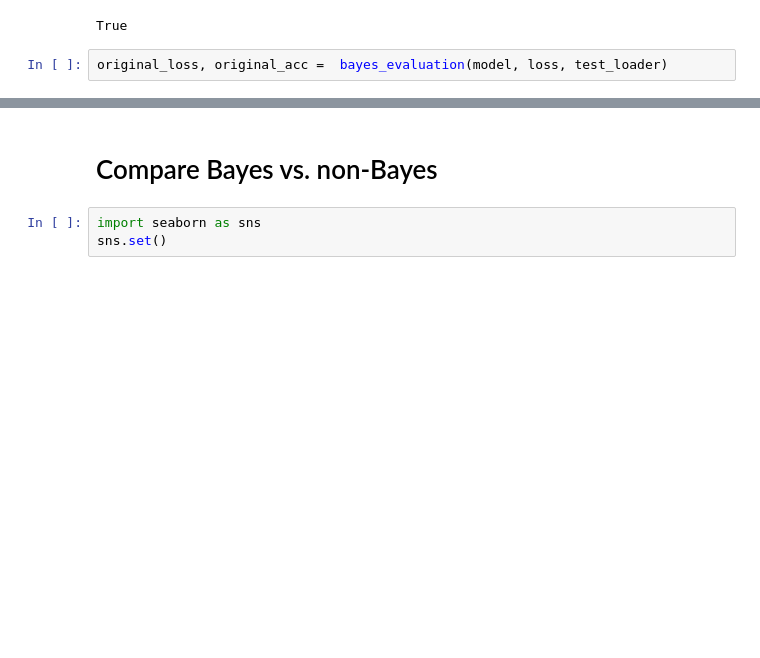
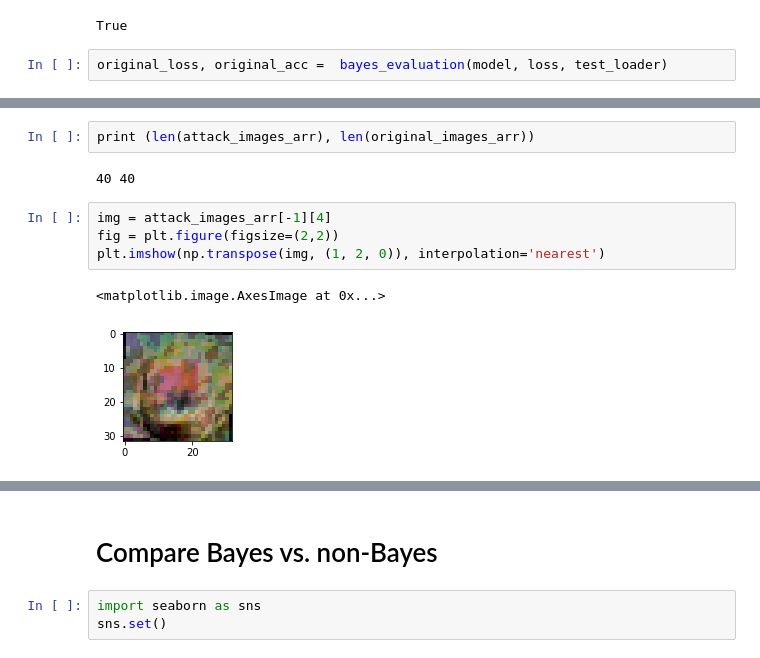
Before and after one commit to nikhil-dce/Examining-Robustness-of-BNNs-to-Adversarial-Examples, a Jupyter notebook: Adversarial_Methods/Deep_Fool_Code/FGSM_v2.ipynb, the cells around one changed output, grey strips where cells are left out. Saved outputs shown, nothing was run; the diff lists cells and outputs as text; blank space fills up the shorter version.

```diff
--- a/Adversarial_Methods/Deep_Fool_Code/FGSM_v2.ipynb
+++ b/Adversarial_Methods/Deep_Fool_Code/FGSM_v2.ipynb
@@ -242,0 +265,11 @@ for eps in tqdm(epsilons):
+# %%
+print (len(attack_images_arr), len(original_images_arr))
+# %% [output]
+40 40
+# %%
+img = attack_images_arr[-1][4]
+fig = plt.figure(figsize=(2,2))
+plt.imshow(np.transpose(img, (1, 2, 0)), interpolation='nearest')
+# %% [output]
+<matplotlib.image.AxesImage at 0x...>
+[figure, added]
```
Also changed, not shown: parts of 22 cells of this notebook, 15 other files.
